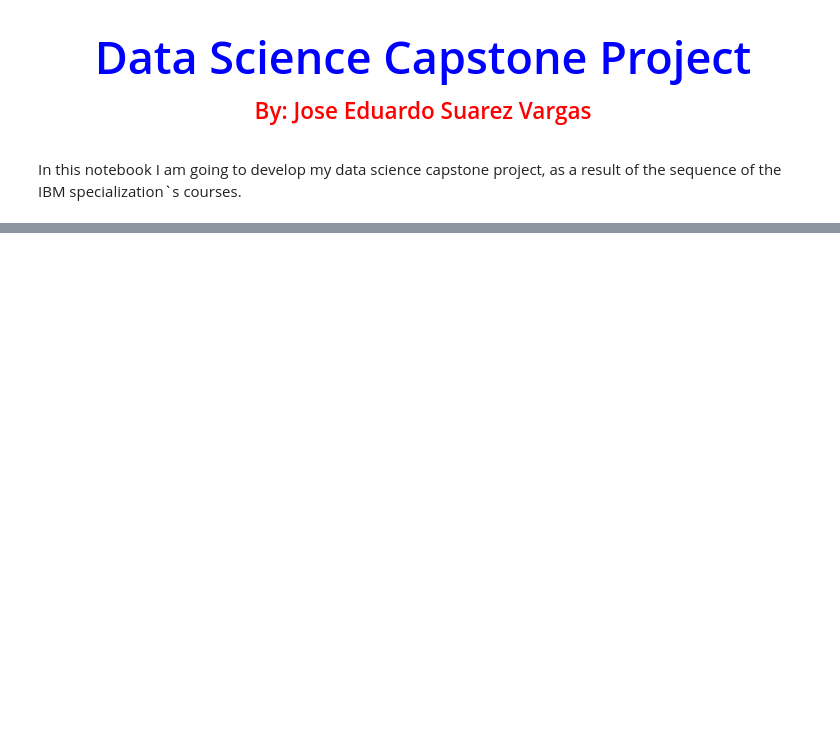
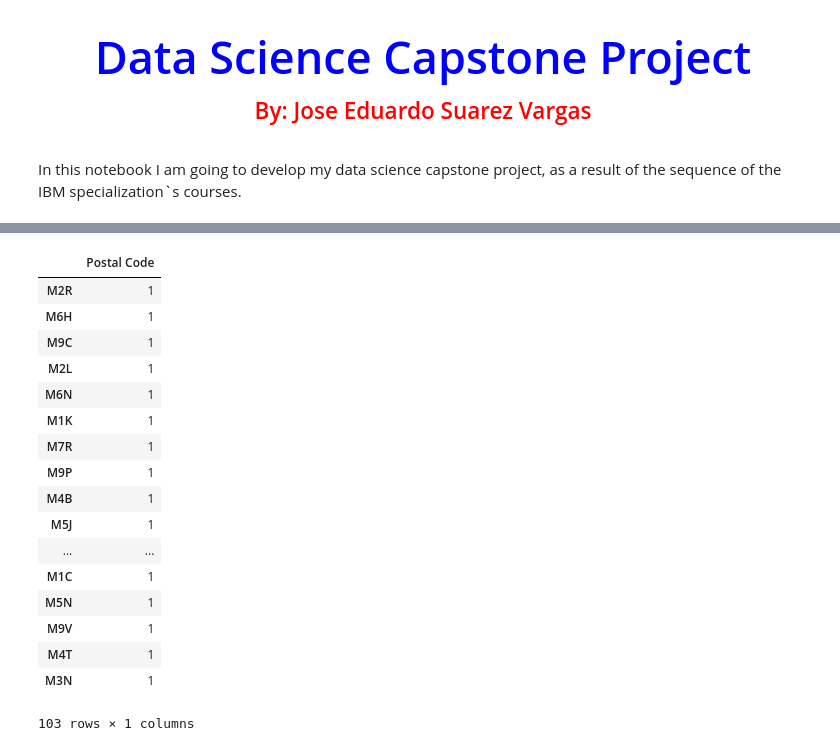
Before and after one commit to JOC324/Coursera_Capstone, a Jupyter notebook: Capstone project Data Science.ipynb, the cells around one changed output, grey strips where cells are left out. Drawn from its saved outputs; the diff is of its cells as text; code cells hidden in the pictures; blank space fills up the shorter version.

```diff
--- a/Capstone project Data Science.ipynb
+++ b/Capstone project Data Science.ipynb
@@ -14,0 +73,22 @@ Hello Capstone Project Course!
+# %%
+# Evaluating the counts of each Postal Code: As you can see there aren`t duplicates
+df_canada['Postal Code'].value_counts().to_frame()
+# %% [output]
+|  | Postal Code |
+| M2R | 1 |
+| M6H | 1 |
+| M9C | 1 |
+| M2L | 1 |
+| M6N | 1 |
+| M1K | 1 |
+| M7R | 1 |
+| M9P | 1 |
+| M4B | 1 |
+| M5J | 1 |
+| ... | ... |
+| M1C | 1 |
+| M5N | 1 |
+| M9V | 1 |
+| M4T | 1 |
+| M3N | 1 |
+103 rows × 1 columns
```
Also changed, not shown: parts of 11 cells of this notebook.
